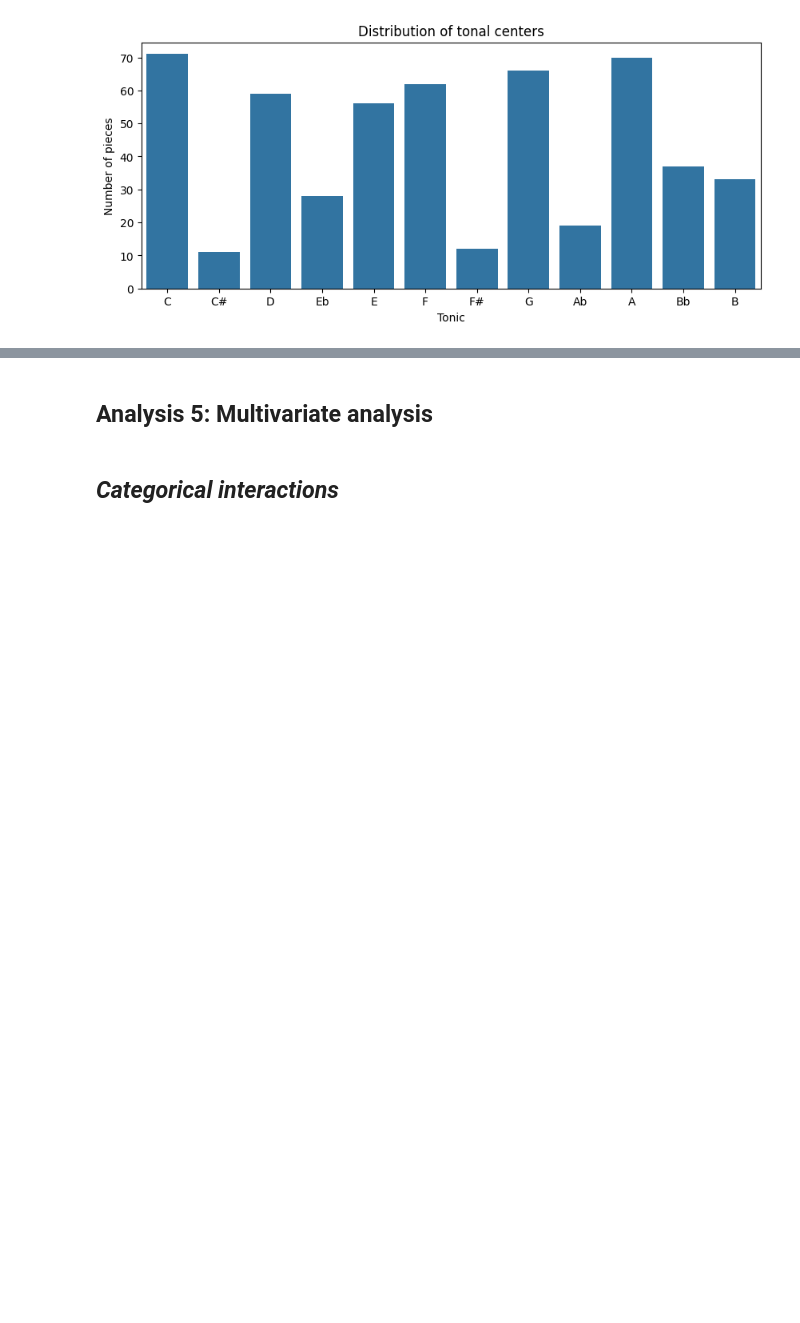
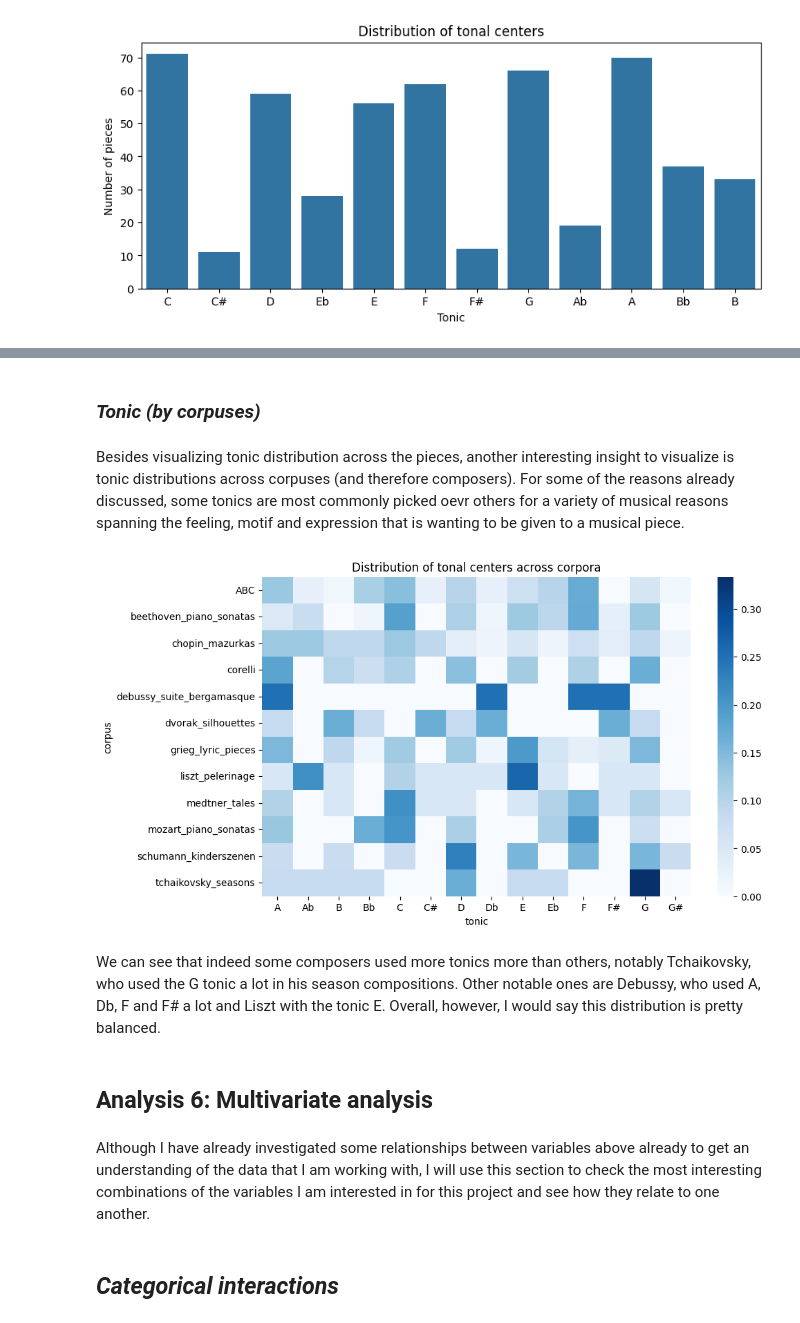
Before and after one commit to ele-spano22/master-thesis, a Jupyter notebook: notebooks/EDA.ipynb, the cells around one changed output, grey strips where cells are left out. Saved outputs shown, nothing was run; the diff lists cells and outputs as text; code cells hidden in the pictures; blank space fills up the shorter version.

```diff
--- a/notebooks/EDA.ipynb
+++ b/notebooks/EDA.ipynb
@@ -562,5 +552,22 @@ plt.show()
+# %% [markdown]
+### *Tonic (by corpuses)*
+# %% [markdown]
+Besides visualizing tonic distribution across the pieces, another interesting insight to visualize is tonic distributions across corpuses (and therefore composers). For some of the reasons already discussed, some tonics are most commonly picked oevr others for a variety of musical reasons spanning the feeling, motif and expression that is wanting to be given to a musical piece.
+# %%
+pd.crosstab(metadata["corpus"], metadata["tonic"])
+key_corpus = pd.crosstab(metadata["corpus"], metadata["tonic"], normalize="index")
+plt.figure(figsize=(10,6))
+sns.heatmap(key_corpus, cmap="Blues")
+plt.title("Distribution of tonal centers across corpora")
+plt.show()
+# %% [output]
+[figure, added]
+# %% [markdown]
+We can see that indeed some composers used more tonics more than others, notably Tchaikovsky, who used the G tonic a lot in his season compositions. Other notable ones are Debussy, who used A, Db, F and F# a lot and Liszt with the tonic E. Overall, however, I would say this distribution is pretty balanced.
 # %% [markdown]
-## Analysis 5: Multivariate analysis
+## Analysis 6: Multivariate analysis
+# %% [markdown]
+Although I have already investigated some relationships between variables above already to get an understanding of the data that I am working with, I will use this section to check the most interesting combinations of the variables I am interested in for this project and see how they relate to one another.
 # %% [markdown]
 ## *Categorical interactions*
 # %% [markdown]
```
Also changed, not shown: parts of 115 cells of this notebook.
